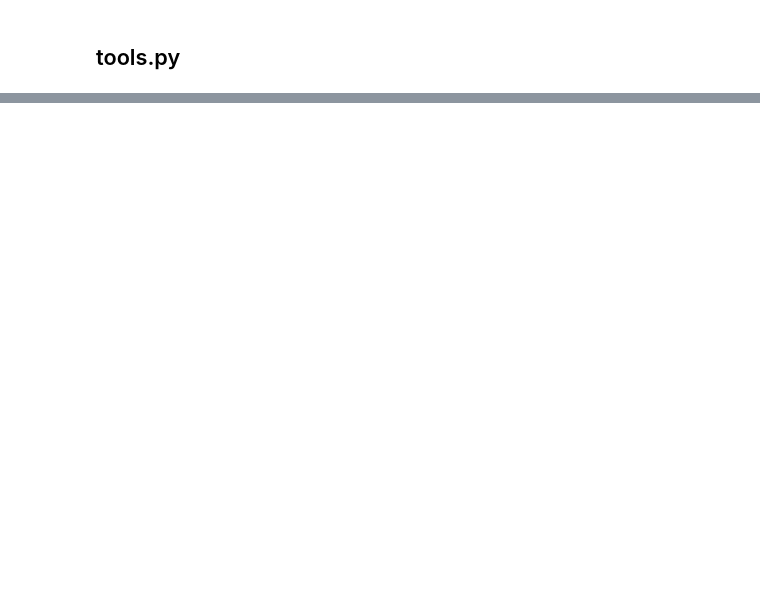
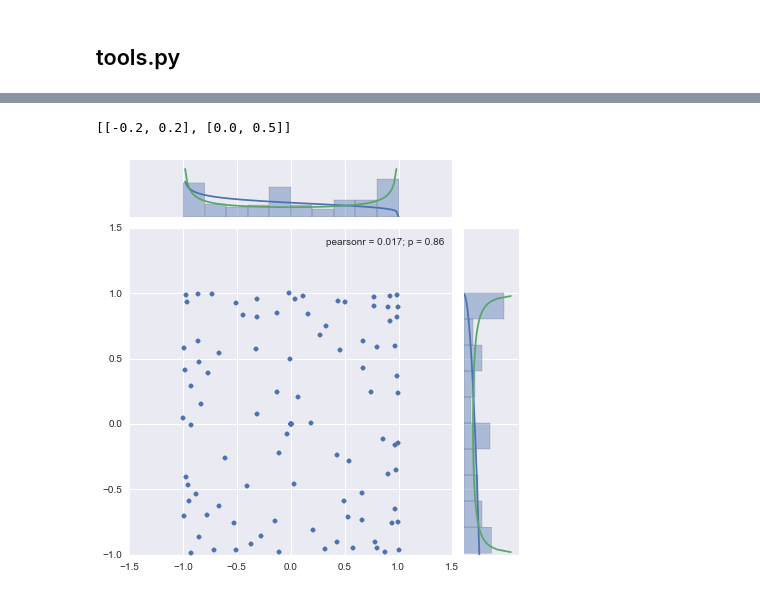
Before and after one commit to rbardenet/dppmc, a Jupyter notebook: dppmc/docs/examples.ipynb, the cells around one changed output, grey strips where cells are left out. Cells and saved outputs as stored; diff of their text form; code cells hidden in the pictures; blank space fills up the shorter version.

```diff
--- a/dppmc/docs/examples.ipynb
+++ b/dppmc/docs/examples.ipynb
@@ -38,0 +154,9 @@ for i in GradedOrder(10, 2):
+# %%
+p = [[-.2,+.2], [0., .5]]
+npr.seed(3)
+numSamples = 100
+mydpp = dpplib.DPP(numSamples,2,p,"test2D")
+mydpp.sample()
+mydpp.save()
+# finish this
+# do proper rejection sampling
@@ -38,0 +182,18 @@ for i in GradedOrder(10, 2):
+# %%
+X = np.array(mydpp.X)
+g = sns.jointplot(X[:,0], X[:,1], marginal_kws=dict(bins=10))
+
+print(p)
+xplot = np.linspace(-1.,1.,100)
+aa = p[0][0]
+bb = p[0][1]
+g.ax_marg_x.plot(xplot, 2**(-aa-bb+3)*spst.beta(aa+1, bb+1).pdf((1+xplot)/2))
+g.ax_marg_x.plot(xplot, 2**(3)*spst.beta(.5, .5).pdf((1+xplot)/2))
+aa = p[1][0]
+bb = p[1][1]
+g.ax_marg_y.plot(2**(-aa-bb+3)*spst.beta(aa+1, bb+1).pdf((1+xplot)/2), xplot)
+g.ax_marg_y.plot(2**(3)*spst.beta(.5, .5).pdf((1+xplot)/2), xplot)
+plt.show()
+# %% [output]
+[[-0.2, 0.2], [0.0, 0.5]]
+[figure, added]
```
Also changed, not shown: parts of 16 cells of this notebook, 10 other files.
